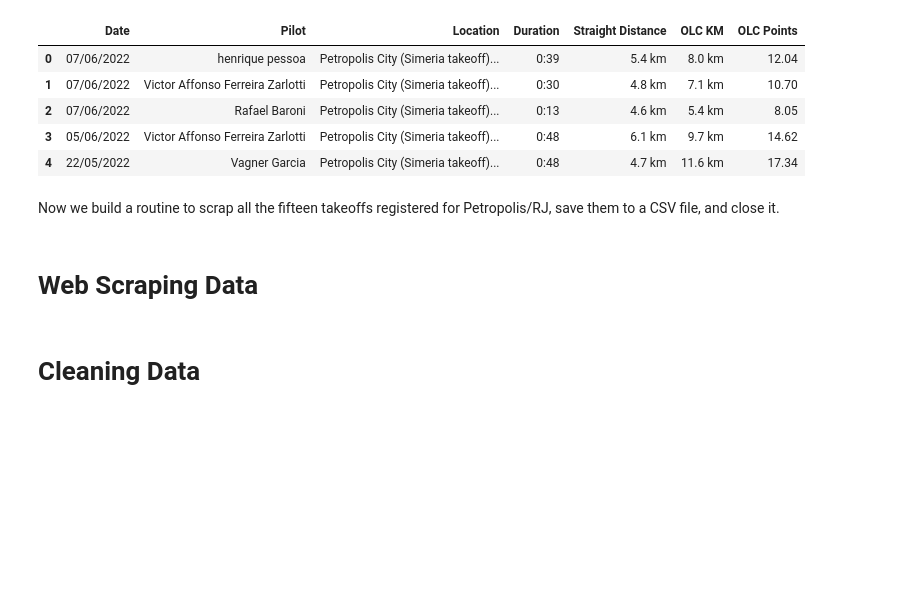
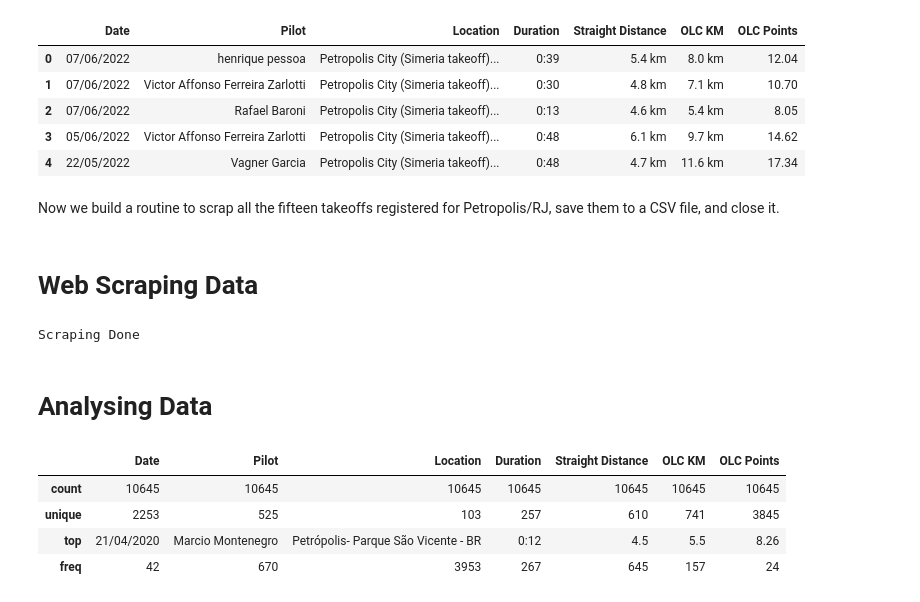
Before and after one commit to JesseDiGiacomo/WebScraping, a Jupyter notebook: XCBrasilWebScrap.ipynb, the cells around one changed output. Saved outputs shown, nothing was run; the diff lists cells and outputs as text; code cells hidden in the pictures; blank space fills up the shorter version.

```diff
--- a/XCBrasilWebScrap.ipynb
+++ b/XCBrasilWebScrap.ipynb
@@ -266,9 +266,28 @@ for takeoff in takeoff_url_list:
   # Reorganizing Columns
   data = data[['Date', 'Pilot',	'Location', 'Duration', 'Straight Distance', 	'OLC KM', 'OLC Points']]
 
+  # Cleaning Values
+  data['Straight Distance'] = data['Straight Distance'].str.replace('km','')
+  data['OLC KM'] = data['OLC KM'].str.replace('km','')
+  data = data[data.iloc[:, 0] != data.columns[0]]
+
   # Writing to CSV
   data.to_csv(outputfile, index=False, header=False)
+
+print('Scraping Done')
+# %% [output]
+Scraping Done
 # %%
 outputfile.close()
 # %% [markdown]
-# Cleaning Data
+# Analysing Data
+# %%
+df = pd.read_csv((path + 'FlightsData.csv'), encoding='utf_8')
+df = pd.DataFrame(df)
+df.describe()
+# %% [output]
+|  | Date | Pilot | Location | Duration | Straight Distance | OLC KM | OLC Points |
+| count | 10645 | 10645 | 10645 | 10645 | 10645 | 10645 | 10645 |
+| unique | 2253 | 525 | 103 | 257 | 610 | 741 | 3845 |
+| top | 21/04/2020 | Marcio Montenegro | Petrópolis- Parque São Vicente - BR | 0:12 | 4.5 | 5.5 | 8.26 |
+| freq | 42 | 670 | 3953 | 267 | 645 | 157 | 24 |
```
Also changed, not shown: parts of 12 cells of this notebook.
